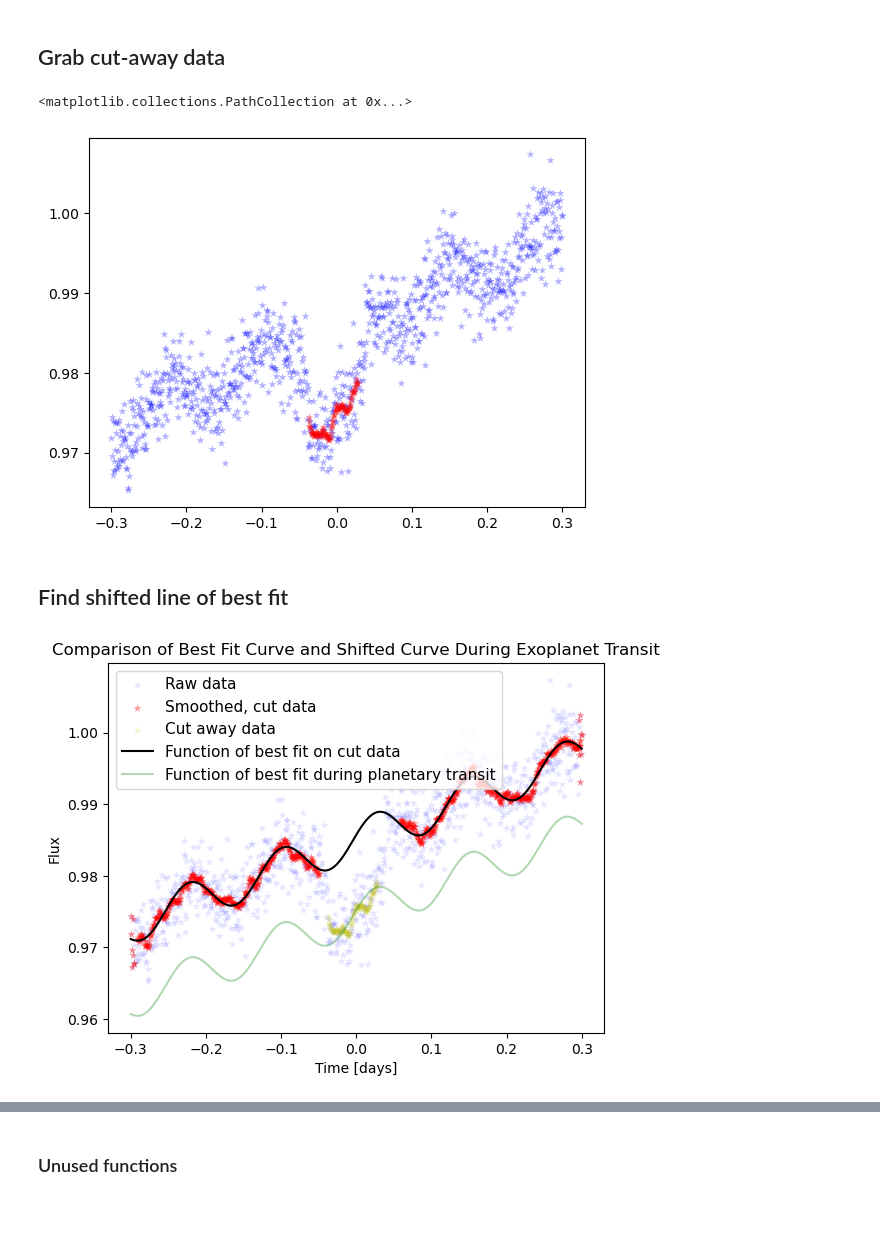
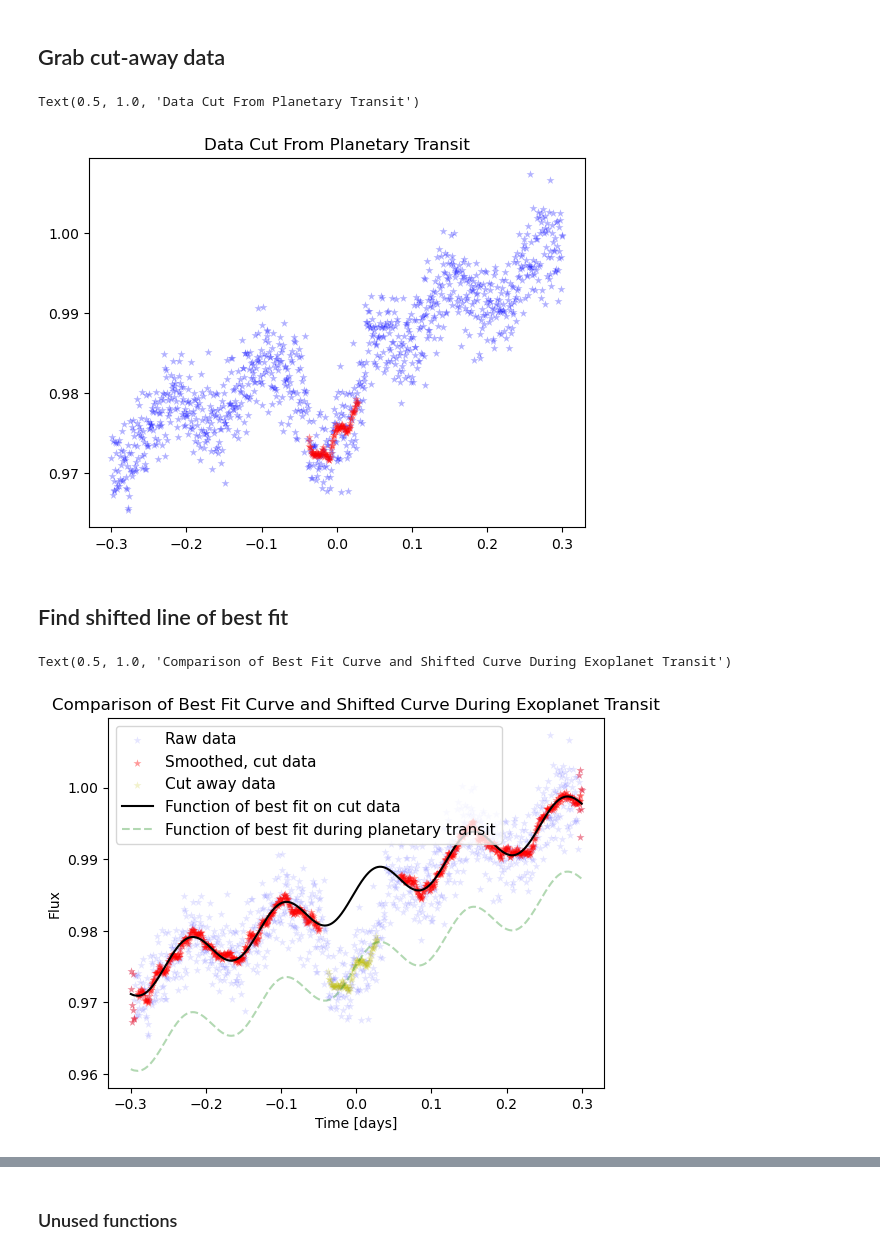
Before and after one commit to Starllation/ASTR-19-Group-Project, a Jupyter notebook: Group Project Task 2.ipynb, the cells around one changed output, grey strips where cells are left out. Saved outputs shown, nothing was run; the diff lists cells and outputs as text; code cells hidden in the pictures; blank space fills up the shorter version.

```diff
--- a/Group Project Task 2.ipynb
+++ b/Group Project Task 2.ipynb
@@ -215,11 +218,12 @@ def lockedModelCombination(x,b):
 # %%
 timeSectionSmooth = timeSmoothed[430:540]
 fluxSectionSmooth = fluxSmoothed[430:540]
 plt.scatter(time,flux,c='b',marker='*',linewidth=0.0025,alpha=0.3,zorder=1,label="Raw data")
 plt.scatter(timeSectionSmooth,fluxSectionSmooth,c='r',marker='*',linewidth=0.0025,alpha=0.4,zorder=2,label="Cut away data")
+plt.title("Data Cut From Planetary Transit")
 # %% [output]
-<matplotlib.collections.PathCollection at 0x...>
+Text(0.5, 1.0, 'Data Cut From Planetary Transit')
-[figure, old version]
+[figure, new version]
 # %% [markdown]
 ## Find shifted line of best fit
 # %%
@@ -238,7 +242,7 @@ newParams = paramsCut.copy()
 newParams[1] = paramsSection[0]
 
 #Plot the shifted graph
-plt.plot(timeSmoothed, modelCombination(timeSmoothed,*newParams), c='g', alpha=0.3,zorder=4,label='Function of best fit during planetary transit')
+plt.plot(timeSmoothed, modelCombination(timeSmoothed,*newParams), 'g--', alpha=0.3,zorder=4,label='Function of best fit during planetary transit')
 
 #Grab transit depth
 transitDepth = paramsCut[1] - newParams[1]
@@ -250,4 +254,5 @@ plt.legend(fontsize = 11)
 plt.title("Comparison of Best Fit Curve and Shifted Curve During Exoplanet Transit")
 #plt.savefig("CurveComparison.pdf",format="pdf")
 # %% [output]
+Text(0.5, 1.0, 'Comparison of Best Fit Curve and Shifted Curve During Exoplanet Transit')
 [figure]
```
Also changed, not shown: parts of 5 cells of this notebook.
